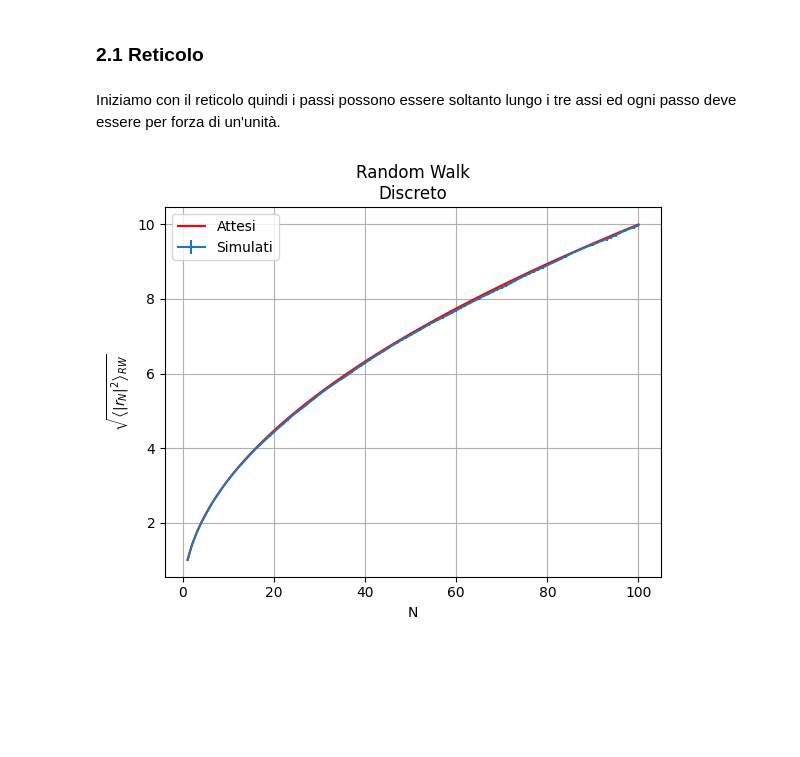
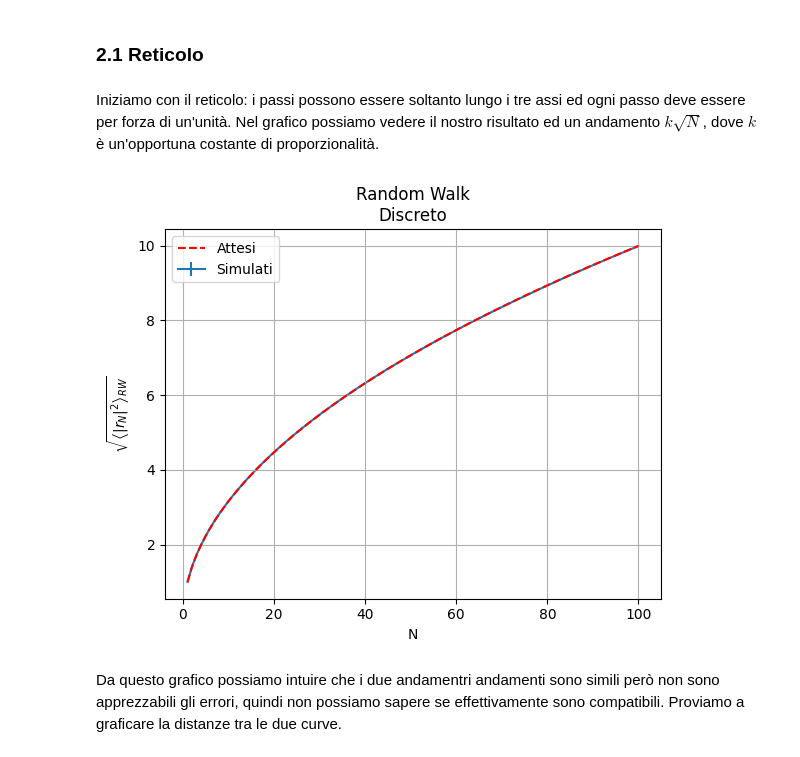
Before and after one commit to sergio-egm/lsn_delivery_exercises, a Jupyter notebook: es2/LSN_Exercises_02.ipynb, the cells around one changed output. Drawn from its saved outputs; the diff is of its cells as text; code cells hidden in the pictures; blank space fills up the shorter version.

```diff
--- a/es2/LSN_Exercises_02.ipynb
+++ b/es2/LSN_Exercises_02.ipynb
@@ -209,31 +224,33 @@ La varianza della posizione è lineare quindi ci aspettiamo che $\sqrt{\langle |
 # %% [markdown]
 ### 2.1 Reticolo
 # %% [markdown]
-Iniziamo con il reticolo quindi i passi possono essere soltanto lungo i tre assi ed ogni passo deve essere per forza di un'unità.
+Iniziamo con il reticolo: i passi possono essere soltanto lungo i tre assi ed ogni passo deve essere per forza di un'unità.  Nel grafico possiamo vedere il nostro risultato ed un andamento $k\sqrt{N}$, dove $k$ è un'opportuna costante di proporzionalità.
 # %%
 #Carico dati da file e inizializzo le ascisse
 data=np.loadtxt("RandomWalk.dat")
 dim=np.shape(data)[0]
 x=np.linspace(1,dim,dim)
 
 #Faccio un fit dei dati
 def my_func(x,k):
     return k*np.sqrt(x)
-popt, pcov=curve_fit(my_func,x,data[:,0],sigma=data[:,2])
+popt, pcov=curve_fit(my_func,x[1:],data[1:,0],sigma=data[1:,2])
 
 #Plotto i dati
-plt.errorbar(x,data[:,0],yerr=data[:,2],label="Simulati")
-plt.plot(x,my_func(x,popt),color="red",label="Attesi")
+plt.errorbar(x[:],data[:,0],yerr=data[:,2],label="Simulati",zorder=1)
+plt.plot(x,my_func(x,popt),color="red",label="Attesi",linestyle="dashed",zorder=2)
 
 #Estetica
 plt.title(f"Random Walk\nDiscreto")
 plt.xlabel("N")
 plt.ylabel(r"$\sqrt{\left\langle|r_N|^2\right\rangle_{RW}}$")
 plt.legend()
 plt.grid(True)
 
 plt.show()
 # %% [output]
-[figure, old version]
+[figure, new version]
+# %% [markdown]
+Da questo grafico possiamo intuire che i due andamentri andamenti sono simili però non sono apprezzabili gli errori, quindi non possiamo sapere se effettivamente sono compatibili.  Proviamo a graficare la distanze tra le due curve.
 # %%
 plt.errorbar(x,data[:,0]-my_func(x,popt),yerr=data[:,2],label="Simulati")
```
Also changed, not shown: parts of 14 cells of this notebook, 20 other files.
